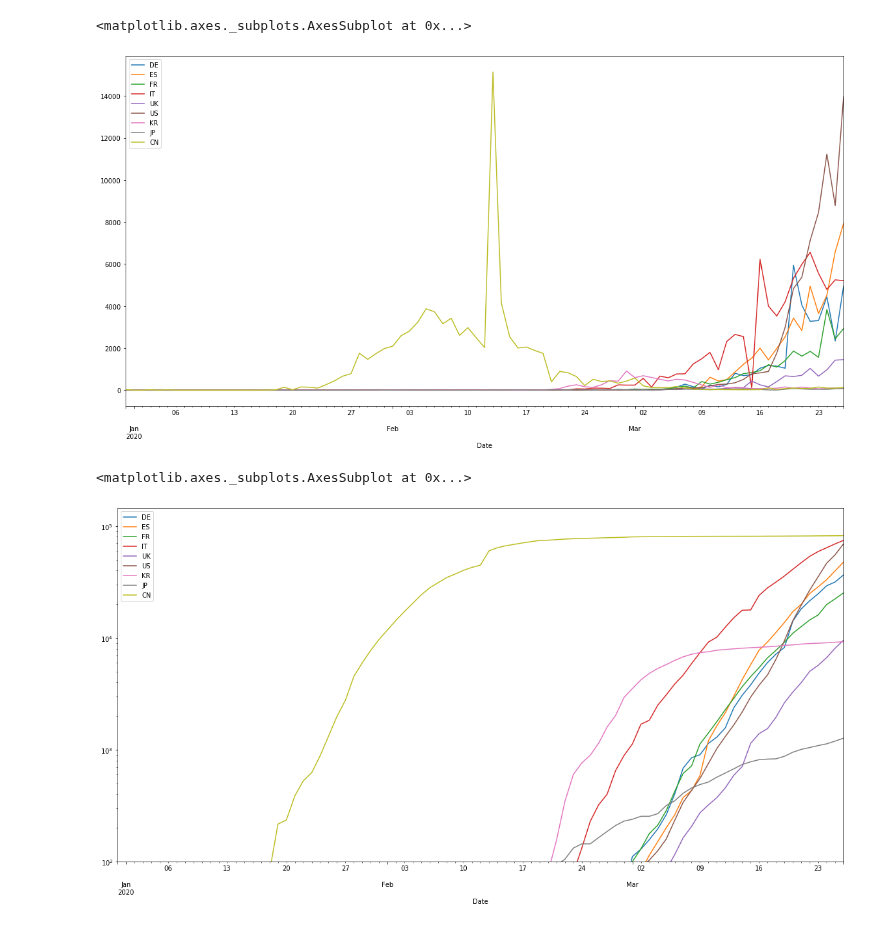
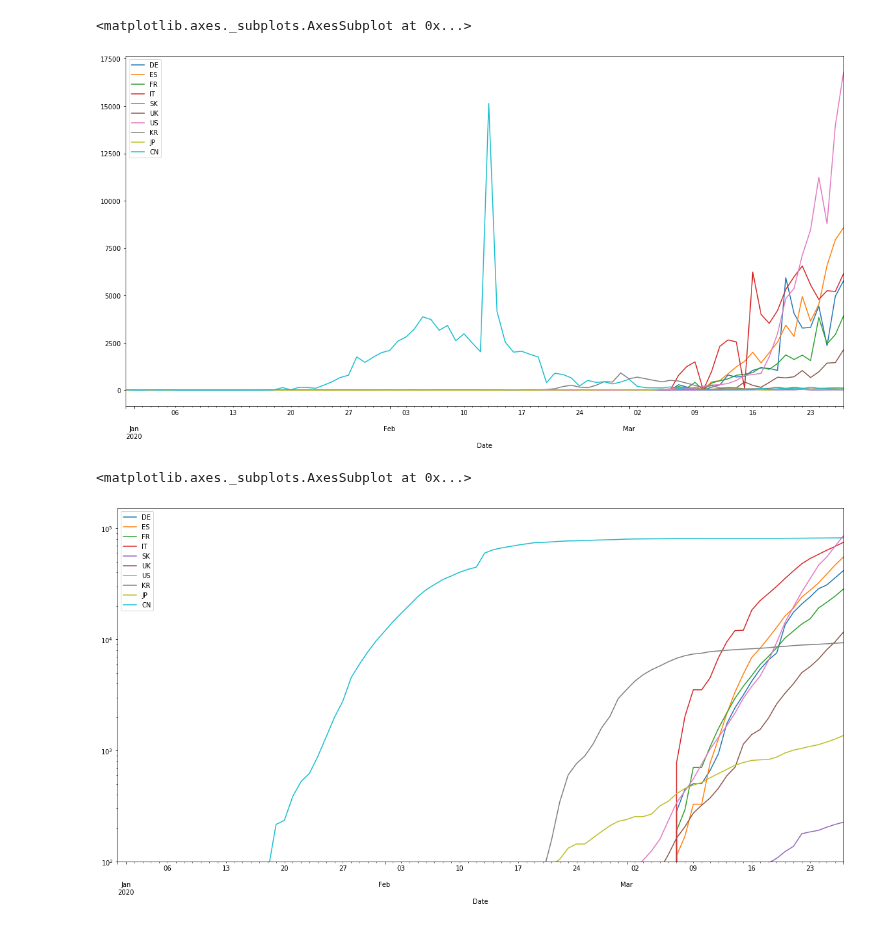
Before and after one commit to mpetersen/corona-analysis, a Jupyter notebook: jupyter/work/Corona.ipynb, the cells around one changed output. Drawn from its saved outputs; the diff is of its cells as text; code cells hidden in the pictures.

```diff
--- a/jupyter/work/Corona.ipynb
+++ b/jupyter/work/Corona.ipynb
@@ -9,15 +10,17 @@ url = "https://www.ecdc.europa.eu/sites/default/files/documents/COVID-19-geograp
 import pandas as pd
 data = pd.read_excel(url)
 # %%
-countries = ['DE', 'ES', 'FR', 'IT', 'UK', 'US', 'KR', 'JP', 'CN']
+countries = ['DE', 'ES', 'FR', 'IT', 'SK', 'UK', 'US', 'KR', 'JP', 'CN']
 
+import math
 def rawData(df, title):
     cases = pd.DataFrame(columns = ['Date'])
 
     for country in countries:
-        countryData = df[df['GeoId'] == country][['DateRep', title]]
+        countryData = df[df['geoId'] == country][['dateRep', title]]
         countryData.columns = ['Date', country]
         cases = pd.merge(cases, countryData, on='Date', how='right')
+        cases = cases.fillna(0)
 
     return cases.sort_values(by=['Date'])
 
@@ -29,15 +32,15 @@ def sumData(df):
 
     return pd.DataFrame(data=a, index=cases['Date'], columns=countries)
 # %%
-cases = rawData(data, 'Cases')
+cases = rawData(data, 'cases')
 cases.plot.line(x='Date', y=countries, figsize=(20, 10))
 # %% [output]
 <matplotlib.axes._subplots.AxesSubplot at 0x...>
-[figure, old version]
+[figure, new version]
 # %%
 sumCases = sumData(cases)
 sumCases.plot.line(logy=True, figsize=(20, 10), ylim=(100, None))
 # %% [output]
 <matplotlib.axes._subplots.AxesSubplot at 0x...>
-[figure, old version]
+[figure, new version]
 # %%
```
Also changed, not shown: parts of 7 cells of this notebook.
